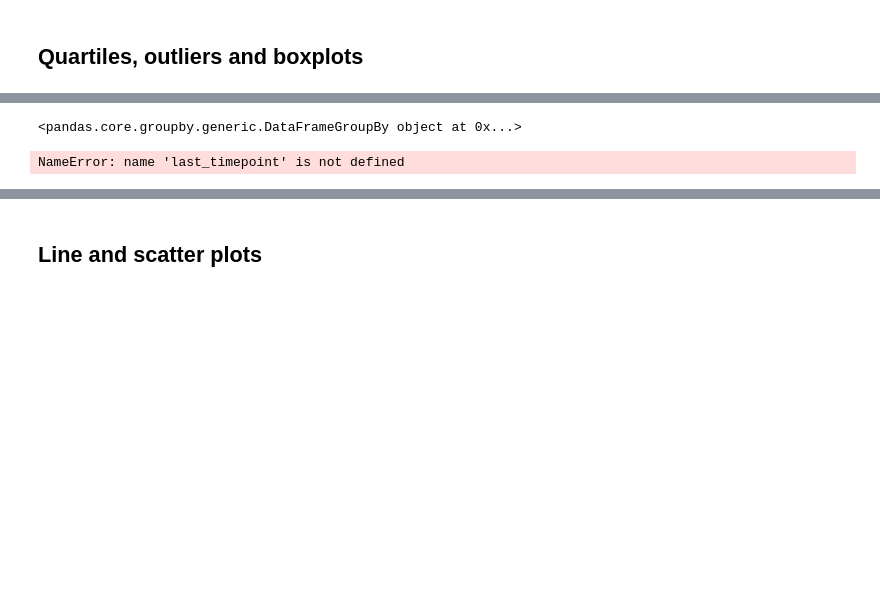
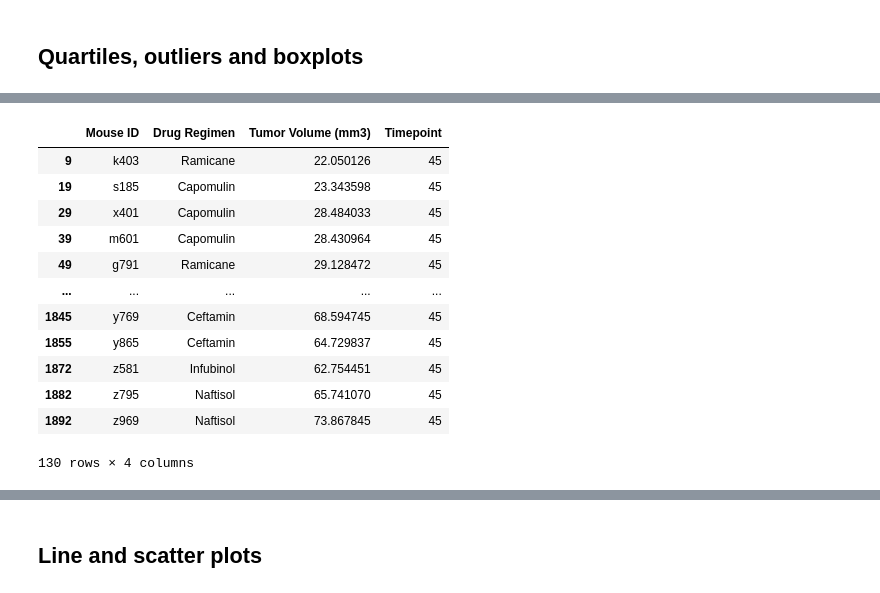
Before and after one commit to LizzyO/Pymaceuticals-Challenge, a Jupyter notebook: Pymaceuticals/pymaceuticals.ipynb, the cells around one changed output, grey strips where cells are left out. Cells and saved outputs as stored; diff of their text form; code cells hidden in the pictures; blank space fills up the shorter version.

```diff
--- a/Pymaceuticals/pymaceuticals.ipynb
+++ b/Pymaceuticals/pymaceuticals.ipynb
@@ -193,9 +169,19 @@ iqr_data
+# %%
+df_filtered = iqr_data.loc[lambda x: x['Timepoint'] == 45]
+df_filtered
+# %% [output]
+|  | Mouse ID | Drug Regimen | Tumor Volume (mm3) | Timepoint |
+| 9 | k403 | Ramicane | 22.050126 | 45 |
+| 19 | s185 | Capomulin | 23.343598 | 45 |
+| 29 | x401 | Capomulin | 28.484033 | 45 |
+| 39 | m601 | Capomulin | 28.430964 | 45 |
+| 49 | g791 | Ramicane | 29.128472 | 45 |
+| ... | ... | ... | ... | ... |
+| 1845 | y769 | Ceftamin | 68.594745 | 45 |
+| 1855 | y865 | Ceftamin | 64.729837 | 45 |
+| 1872 | z581 | Infubinol | 62.754451 | 45 |
+| 1882 | z795 | Naftisol | 65.741070 | 45 |
+| 1892 | z969 | Naftisol | 73.867845 | 45 |
+130 rows × 4 columns
 # %%
-iqr_data = iqr_data.groupby(["Drug Regimen"])
-iqr_data
+iqr_group = df_filtered.groupby(["Mouse ID", "Drug Regimen"])
-# %% [output]
-<pandas.core.groupby.generic.DataFrameGroupBy object at 0x...>
-# %%
-last_timepoint = last_timepoint.loc['', 'Timepoint']
-# %% [output]
-NameError: name 'last_timepoint' is not defined
```
Also changed, not shown: parts of 8 cells of this notebook.
